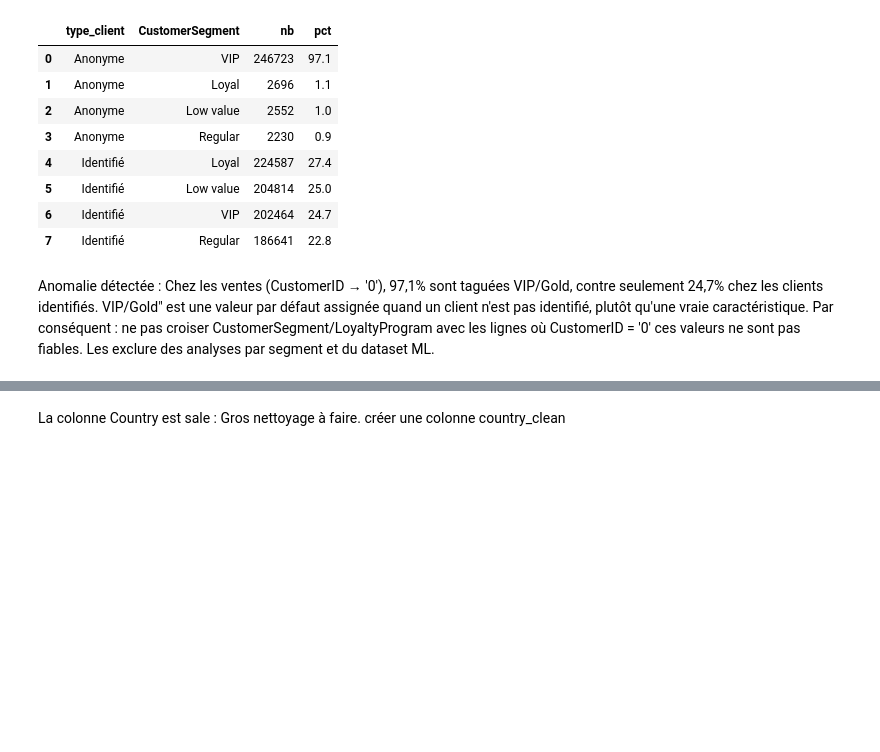
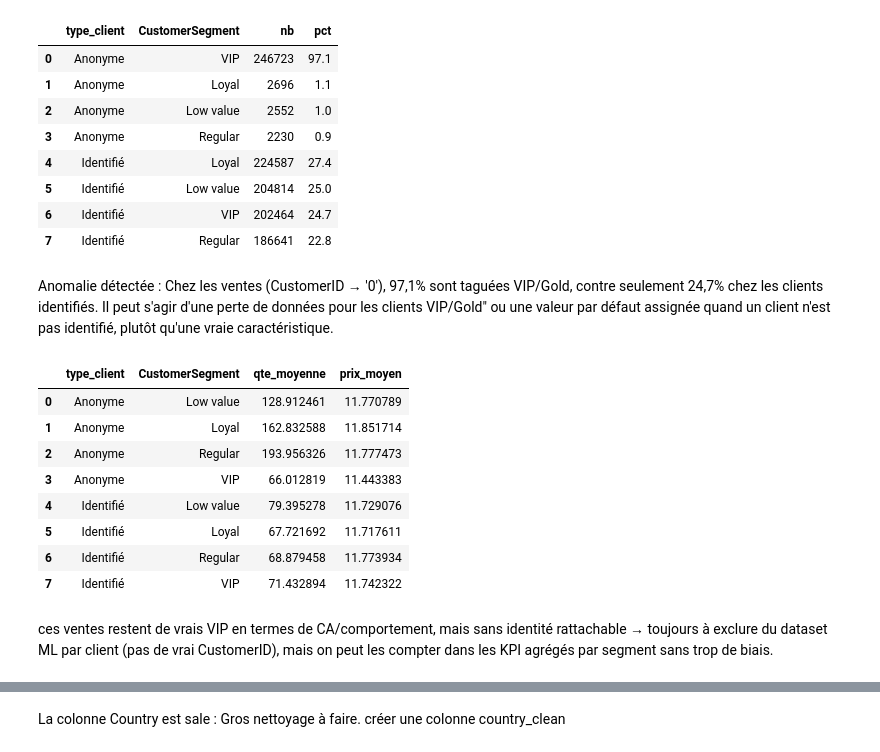
Before and after one commit to clawyunkai/Brief-15_retailcorps_Marketing, a Jupyter notebook: Alison_Client_géographie.ipynb, the cells around one changed output, grey strips where cells are left out. Saved outputs shown, nothing was run; the diff lists cells and outputs as text; code cells hidden in the pictures; blank space fills up the shorter version.

```diff
--- a/Alison_Client_géographie.ipynb
+++ b/Alison_Client_géographie.ipynb
@@ -190,8 +190,30 @@ con.execute("""
 | 7 | Identifié | Regular | 186641 | 22.8 |
 # %% [markdown]
 Anomalie détectée :
-Chez les ventes (CustomerID → '0'), 97,1% sont taguées VIP/Gold, contre seulement 24,7% chez les clients identifiés. VIP/Gold" est une valeur par défaut assignée quand un client n'est pas identifié, plutôt qu'une vraie caractéristique.
-Par conséquent : ne pas croiser CustomerSegment/LoyaltyProgram avec les lignes où CustomerID = '0' ces valeurs ne sont pas fiables. Les exclure des analyses par segment et du dataset ML.
+Chez les ventes (CustomerID → '0'), 97,1% sont taguées VIP/Gold, contre seulement 24,7% chez les clients identifiés. Il peut s'agir d'une perte de données pour les clients VIP/Gold" ou une valeur par défaut assignée quand un client n'est pas identifié, plutôt qu'une vraie caractéristique.
+# %%
+con.execute("""
+    SELECT
+      CASE WHEN CustomerID IS NULL THEN 'Anonyme' ELSE 'Identifié' END AS type_client,
+      CustomerSegment,
+      AVG(TRY_CAST(Quantity AS DOUBLE))     AS qte_moyenne,
+      AVG(TRY_CAST(UnitPriceGBP AS DOUBLE)) AS prix_moyen
+    FROM retail_raw
+    GROUP BY 1, 2
+    ORDER BY 1, 2
+""").df()
+# %% [output]
+|  | type_client | CustomerSegment | qte_moyenne | prix_moyen |
+| 0 | Anonyme | Low value | 128.912461 | 11.770789 |
+| 1 | Anonyme | Loyal | 162.832588 | 11.851714 |
+| 2 | Anonyme | Regular | 193.956326 | 11.777473 |
+| 3 | Anonyme | VIP | 66.012819 | 11.443383 |
+| 4 | Identifié | Low value | 79.395278 | 11.729076 |
+| 5 | Identifié | Loyal | 67.721692 | 11.717611 |
+| 6 | Identifié | Regular | 68.879458 | 11.773934 |
+| 7 | Identifié | VIP | 71.432894 | 11.742322 |
+# %% [markdown]
+ces ventes restent de vrais VIP en termes de CA/comportement, mais sans identité rattachable → toujours à exclure du dataset ML par client (pas de vrai CustomerID), mais on peut les compter dans les KPI agrégés par segment sans trop de biais.
 # %%
 con.execute("""
     SELECT Country, COUNT(*) AS nb
```
Also changed, not shown: parts of 13 cells of this notebook, 3 other files.
